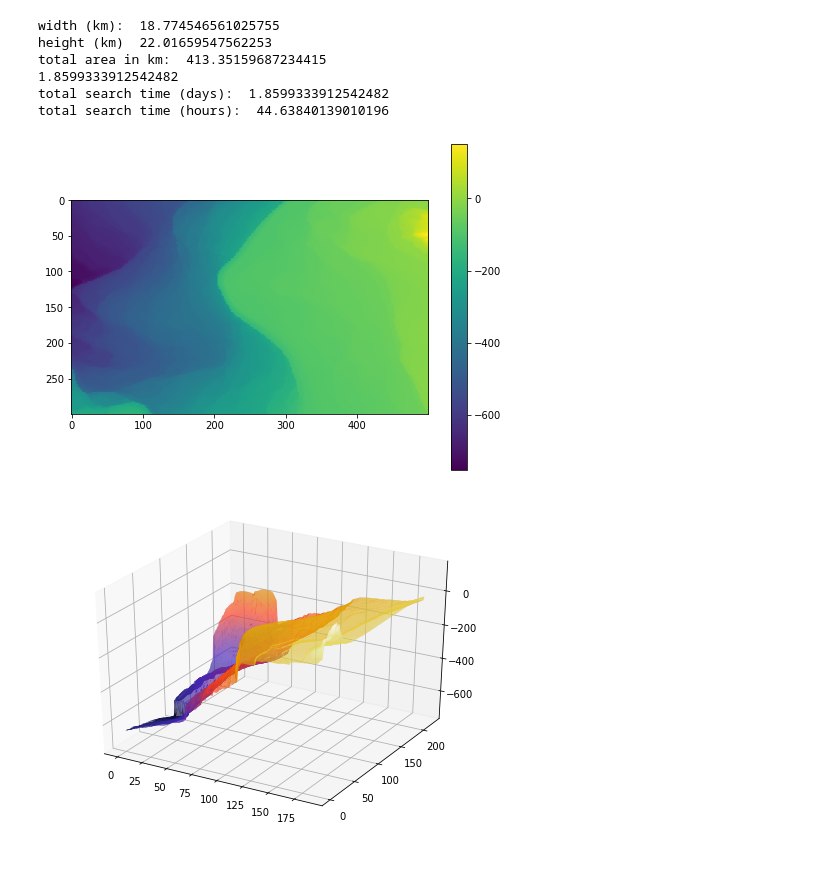
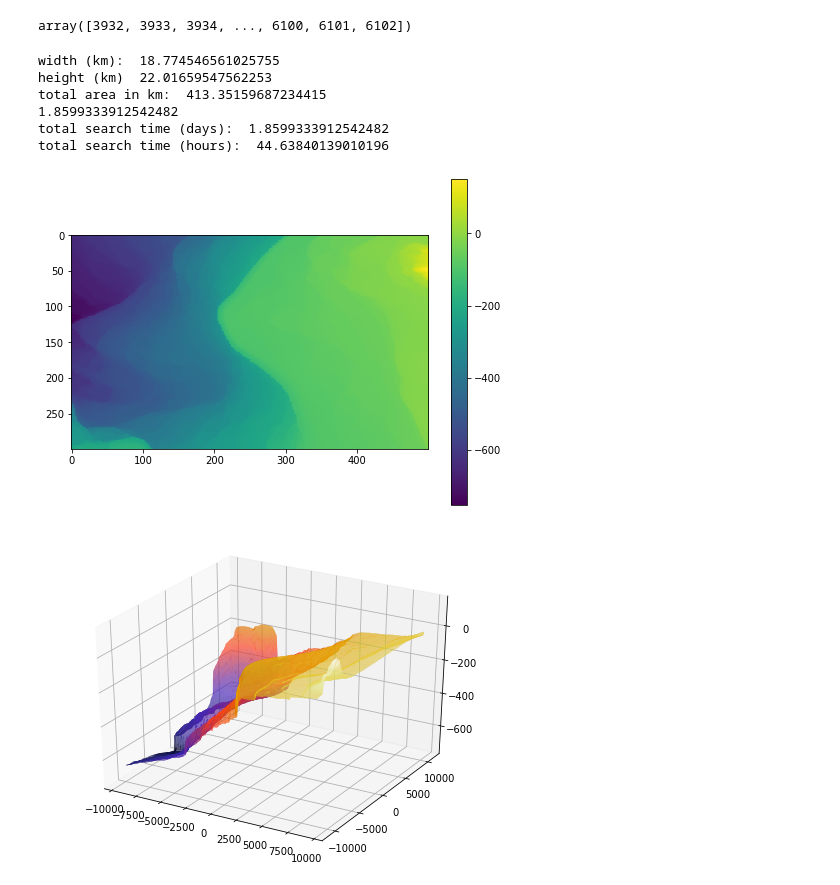
Before and after one commit to michellesit/oceans_2020, a Jupyter notebook: current_data_files/jupyter_scratchpads/generate_stl_file_from_netcdf.ipynb, the cells around one changed output. Cells and saved outputs as stored; diff of their text form; code cells hidden in the pictures.

```diff
--- a/current_data_files/jupyter_scratchpads/generate_stl_file_from_netcdf.ipynb
+++ b/current_data_files/jupyter_scratchpads/generate_stl_file_from_netcdf.ipynb
@@ -49,4 +53,5 @@ def get_total_area(loc1, loc2, loc3, loc4):
     print (total_area/(9.26*24) % 24)
     print ("total search time (days): ", total_search_days)
     print ("total search time (hours): ", total_search_hours)
-    return width*10, height*10
+
+    return width*1000, height*1000
@@ -53,5 +108,9 @@ def get_total_area(loc1, loc2, loc3, loc4):
+# %%
+xfilter.flatten()
+# %% [output]
+array([3932, 3933, 3934, ..., 6100, 6101, 6102])
 # %%
-socal = netcdf.NetCDFFile('/home/msit/Desktop/southern_calif_crm_v1.nc')
+socal = netcdf.NetCDFFile('./../../data/southern_calif_crm_v1.nc')
 temp = socal.variables.keys()
 xog = socal.variables['x'][:]
 yog = socal.variables['y'][:]
@@ -62,6 +121,7 @@ loc2 = [32.858, -117.265]
 loc3 = [32.66, -117.265]
 loc4 = [32.66, -117.466]
 places = np.array([loc1, loc2, loc3, loc4])
+
 width, height = get_total_area(loc1, loc2, loc3, loc4)
 
 min_lon = min(places[:,1])
@@ -71,6 +131,7 @@ xclip = xog[xfilter].flatten()
 xclip -= min(xclip)
 xclip /= np.max(np.abs(xclip), axis=0)
 xclip *= width
+xclip -= np.max(xclip)/2
 
 min_lat = min(places[:,0])
 max_lat = max(places[:,0])
@@ -79,6 +140,7 @@ yclip = yog[yfilter].flatten()
 yclip -= min(yclip)
 yclip /= np.max(np.abs(yclip), axis=0)
 yclip *= height
+yclip -= np.max(yclip)/2
 
 x, y = np.meshgrid(xclip, yclip)
 z = zog[yfilter[0][0]:yfilter[-1][0]+1, xfilter[0][0]:xfilter[-1][0]+1].flatten()
@@ -118,6 +180,8 @@ xyz[:, 2] = z.flatten()
 # be careful when choosing the resolution of your grid.
 x_grid, y_grid = np.meshgrid(np.linspace(xyz[:, 0].min(), xyz[:, 0].max(), 500),
                              np.linspace(xyz[:, 1].min(), xyz[:, 1].max(), 300))
+
+
 
 # Interpolate over the point cloud for our grid
 z_grid = np.flipud(griddata(xyz[:, 0:2], xyz[:, 2], (x_grid, y_grid),
@@ -133,32 +197,32 @@ im = plt.imshow(z_grid)
 fig.colorbar(im)
 
 # Flatten our interpolated data for triangulation
 output = np.zeros(shape=(x_grid.size, 3))
 output[:, 0] = x_grid.flatten()
 output[:, 1] = y_grid.flatten()
 output[:, 2] = z_grid.flatten()
 
 # Triangulation of the interpolated data
 tri = mtri.Triangulation(output[:, 0], output[:, 1])
 
 # Show the resulting surface
 fig = plt.figure(figsize=(8, 6))
 ax = fig.add_subplot(111, projection='3d')
 ax.plot_trisurf(tri, output[:, 2], cmap=plt.cm.CMRmap, shade=True, linewidth=0.1)
 # ax.axis('equal')
 
 # Create the mesh object
 seabed_mesh = mesh.Mesh(np.zeros(tri.triangles.shape[0], dtype=mesh.Mesh.dtype))
 
 # Set the vectors
 for i, f in enumerate(tri.triangles):
     for j in range(3):
         seabed_mesh.vectors[i][j] = output[f[j]]
 
 # Store the seabed as a STL file
-seabed_mesh.save('lajolla.stl')
+# seabed_mesh.save('lajolla.stl')
 
 plt.show()
 # %% [output]
 [figure]
-[figure, old version]
+[figure, new version]
```
Also changed, not shown: parts of 5 cells of this notebook.
